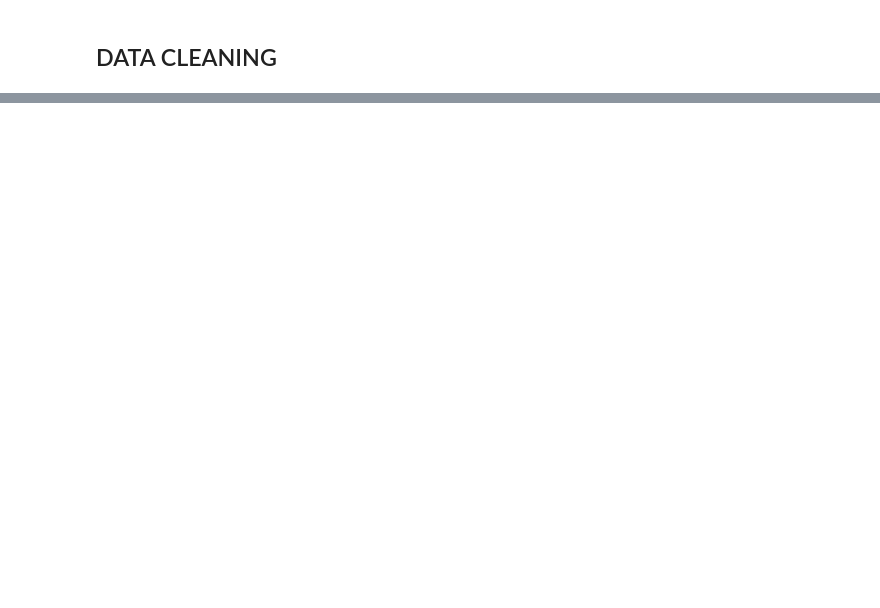
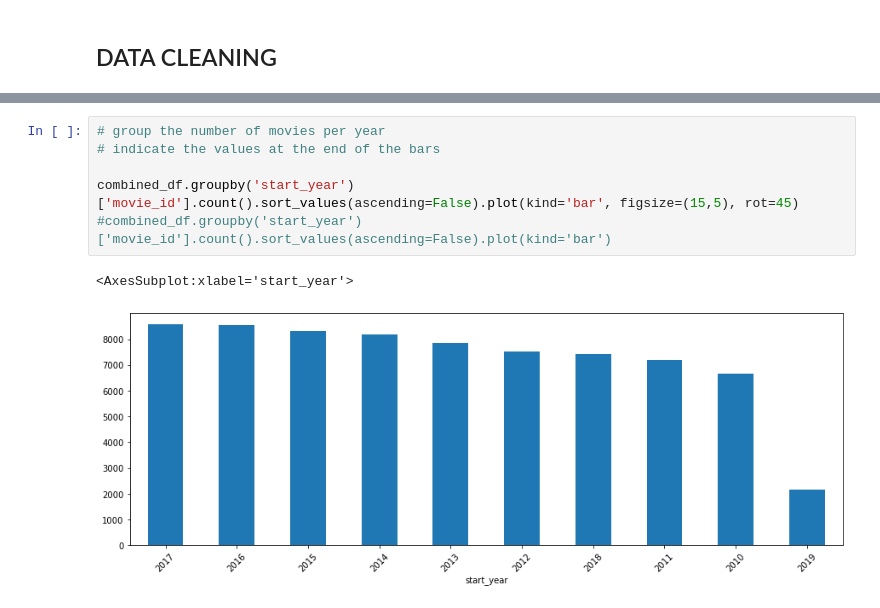
Before and after one commit to N-kioko/Movies_Products_and_Market_Analysis, a Jupyter notebook: index.ipynb, the cells around one changed output, grey strips where cells are left out. Saved outputs shown, nothing was run; the diff lists cells and outputs as text; blank space fills up the shorter version.

```diff
--- a/index.ipynb
+++ b/index.ipynb
@@ -292,0 +328,9 @@ combined_df.shape
+# %%
+# group the number of movies per year
+# indicate the values at the end of the bars
+
+combined_df.groupby('start_year')['movie_id'].count().sort_values(ascending=False).plot(kind='bar', figsize=(15,5), rot=45)
+#combined_df.groupby('start_year')['movie_id'].count().sort_values(ascending=False).plot(kind='bar')
+# %% [output]
+<AxesSubplot:xlabel='start_year'>
+[figure, added]
```
Also changed, not shown: parts of 14 cells of this notebook.
